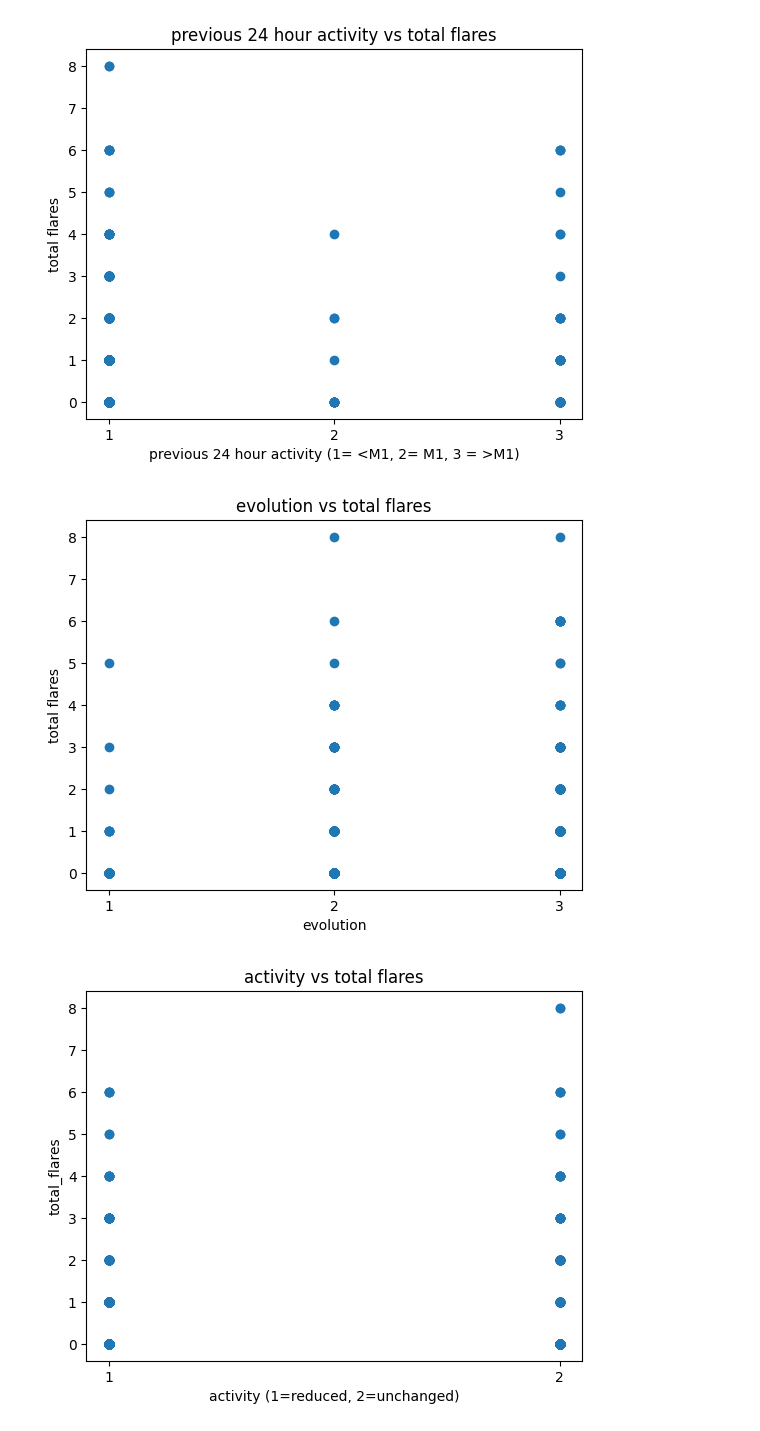
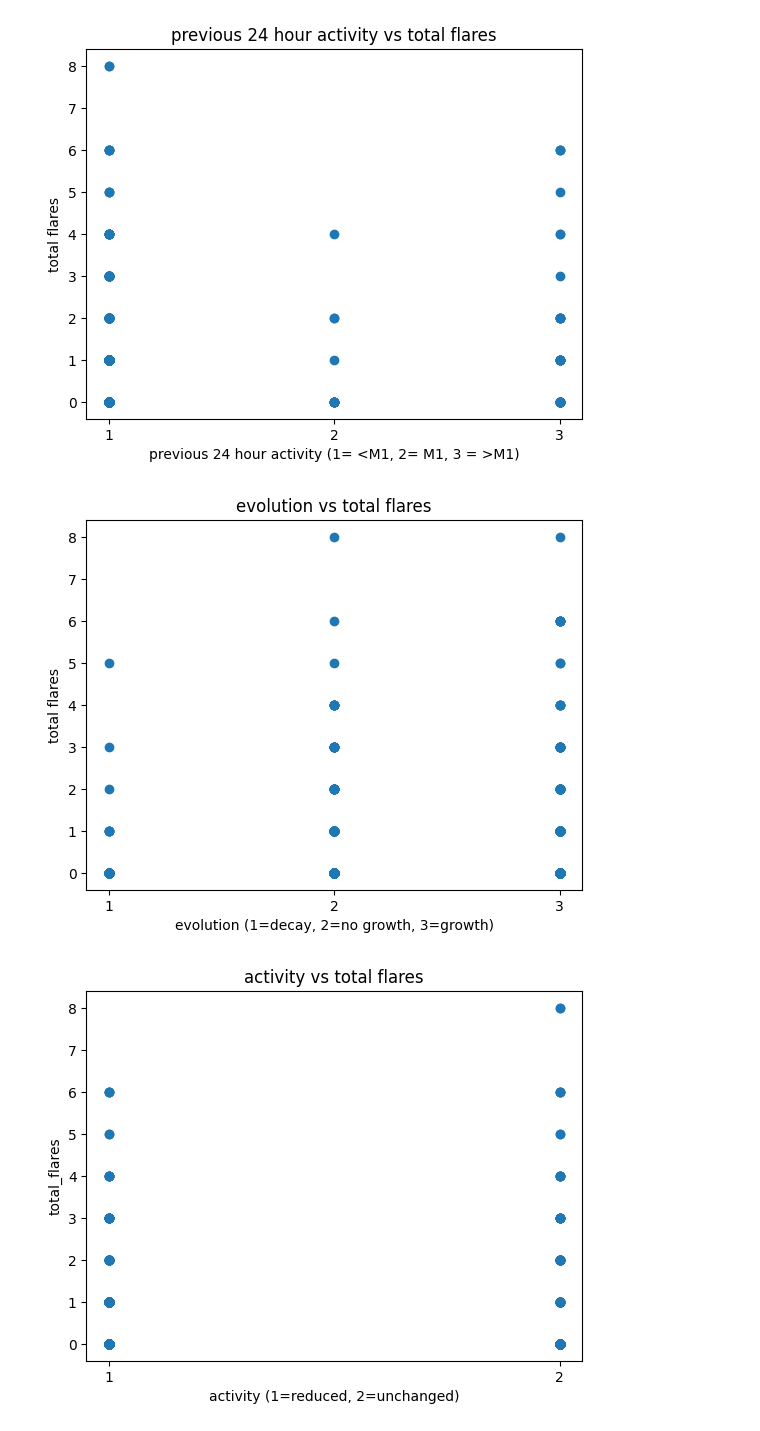
Before and after one commit to nollamae7-spec/DSRSP-Solar-Flares, a Jupyter notebook: DSHRP_Solar_Flares.ipynb, the cells around one changed output. Drawn from its saved outputs; the diff is of its cells as text; code cells hidden in the pictures.

```diff
--- a/DSHRP_Solar_Flares.ipynb
+++ b/DSHRP_Solar_Flares.ipynb
@@ -443,13 +443,13 @@ plt.show()
 # %%
 plt.scatter(df["evolution"], df["total_flares"])
 plt.title("evolution vs total flares")
 plt.ylabel("total flares")
-plt.xlabel("evolution")
+plt.xlabel("evolution (1=decay, 2=no growth, 3=growth)")
 plt.xticks([1,2,3])
 
 plt.show()
 # %% [output]
-[figure, old version]
+[figure, new version]
 # %%
 plt.scatter(df["activity"], df["total_flares"])
 plt.title("activity vs total flares")
```
Also changed, not shown: parts of 1 cell of this notebook.
